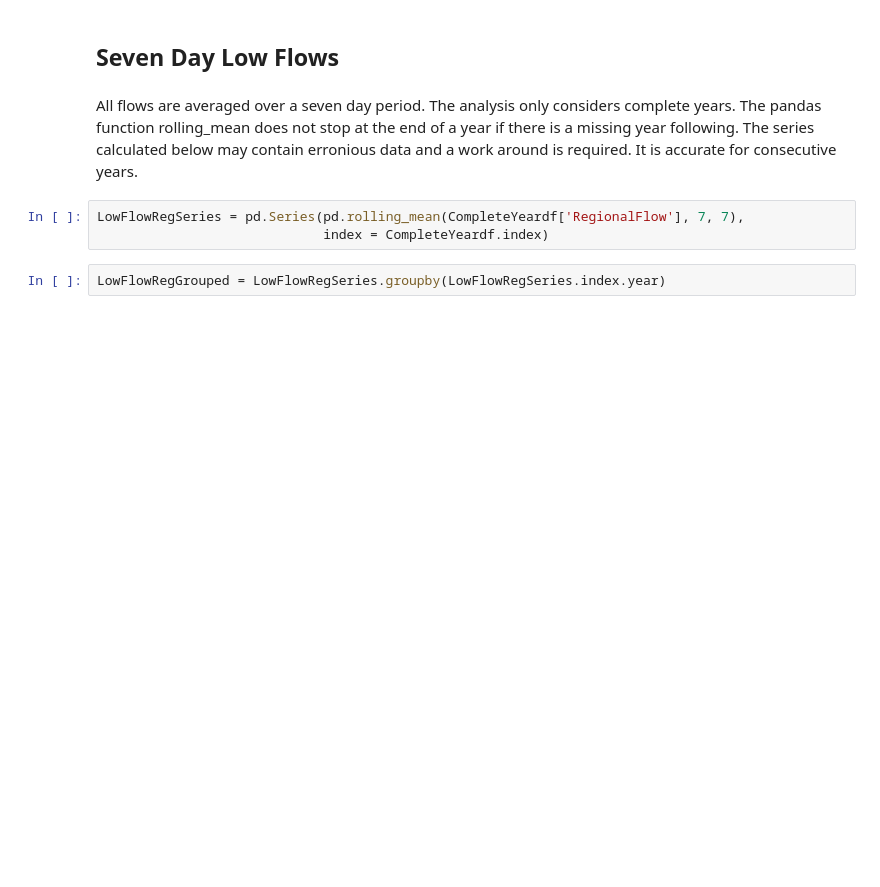
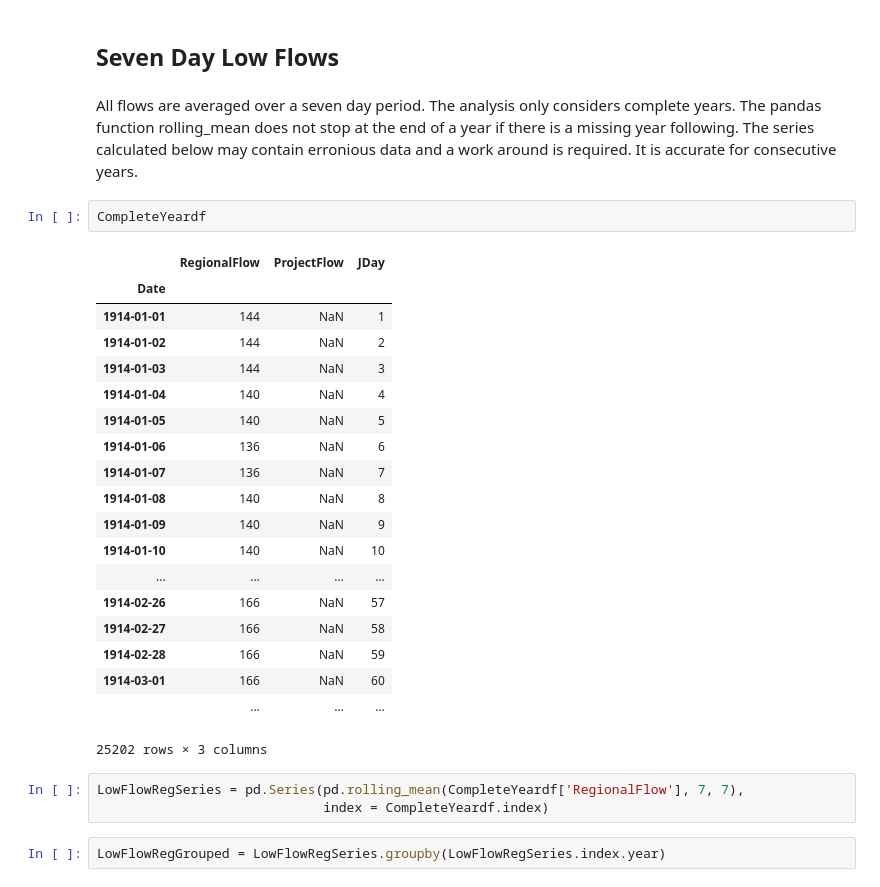
Before and after one commit to MarkSmithlxviii/HydrologicAnalysis, a Jupyter notebook: HydrologicAnalysisandFlowForecast.ipynb, the cells around one changed output. Saved outputs shown, nothing was run; the diff lists cells and outputs as text; blank space fills up the shorter version.

```diff
--- a/HydraulicAnalysis.ipynb
+++ b/HydrologicAnalysisandFlowForecast.ipynb
@@ -336,6 +336,28 @@ The GEV is overpredicting the 10 year event by: x%
 ## Seven Day Low Flows
 # %% [markdown]
 All flows are averaged over a seven day period.  The analysis only considers complete years.  The pandas function rolling_mean does not stop at the end of a year if there is a missing year following.  The series calculated below may contain erronious data and a work around is required.  It is accurate for consecutive years.
+# %%
+CompleteYeardf
+# %% [output]
+|  | RegionalFlow | ProjectFlow | JDay |
+| Date |  |  |  |
+| 1914-01-01 | 144 | NaN | 1 |
+| 1914-01-02 | 144 | NaN | 2 |
+| 1914-01-03 | 144 | NaN | 3 |
+| 1914-01-04 | 140 | NaN | 4 |
+| 1914-01-05 | 140 | NaN | 5 |
+| 1914-01-06 | 136 | NaN | 6 |
+| 1914-01-07 | 136 | NaN | 7 |
+| 1914-01-08 | 140 | NaN | 8 |
+| 1914-01-09 | 140 | NaN | 9 |
+| 1914-01-10 | 140 | NaN | 10 |
+| ... | ... | ... | ... |
+| 1914-02-26 | 166 | NaN | 57 |
+| 1914-02-27 | 166 | NaN | 58 |
+| 1914-02-28 | 166 | NaN | 59 |
+| 1914-03-01 | 166 | NaN | 60 |
+|  | ... | ... | ... |
+25202 rows × 3 columns
 # %%
 LowFlowRegSeries = pd.Series(pd.rolling_mean(CompleteYeardf['RegionalFlow'], 7, 7),
                              index = CompleteYeardf.index)
```
Also changed, not shown: parts of 3 cells of this notebook.
